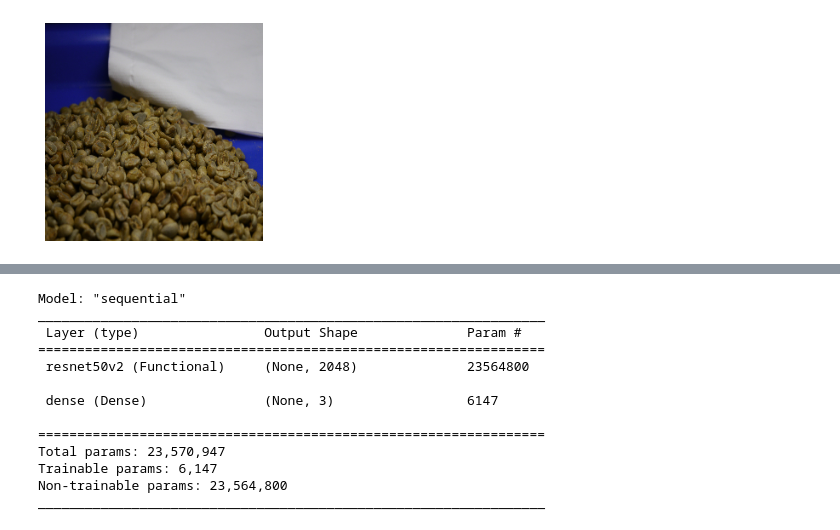
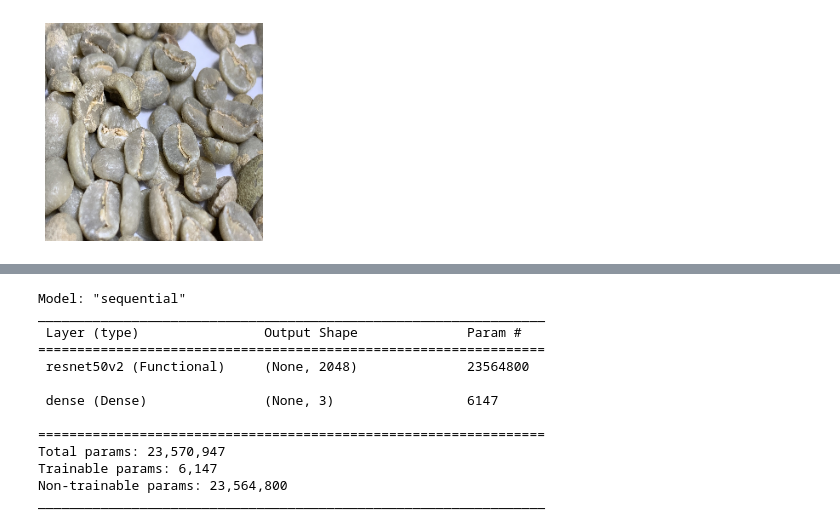
Before and after one commit to ttu1984wei/Coffee_AI, a Jupyter notebook: coffee_beans.ipynb, the cells around one changed output, grey strips where cells are left out. Saved outputs shown, nothing was run; the diff lists cells and outputs as text; code cells hidden in the pictures.

```diff
--- a/coffee_beans.ipynb
+++ b/coffee_beans.ipynb
@@ -54,0 +91,5 @@ coffee_folders = ['Honey/Guatemala' , 'Natural/Ethiopia', 'Washed/Panama']
+# %%
+honey_dir = honey_images
+natural_dir = natural_images
+washed_dir = washed_images
+coffee_folders = [honey_dir , natural_dir , washed_dir]
@@ -54,0 +104,14 @@ coffee_folders = ['Honey/Guatemala' , 'Natural/Ethiopia', 'Washed/Panama']
+# %%
+data = []
+target = []
+for i in range(3):
+    thedir = coffee_folders[i]
+    #myna_fnames = os.listdir(thedir)
+    for j in range(len(thedir)):
+        img = thedir[j]
+        #x = img_to_array(img)
+        data.append(img)
+        target.append(i)
+# %%
+data = np.array(data)
+data.shape
@@ -123,15 +167,3 @@ os.listdir(thedir)
-# %%
-data = []
-target = []
-for i in range(3):
-    thedir = base_dir + coffee_folders[i]
-    coffee_fnames = os.listdir(thedir)
-    for coffee in coffee_fnames:
-        img_path = thedir + '/' + coffee
-        img = load_img(img_path , target_size = (256,256))
-        x = img_to_array(img)
-        data.append(x)
-        target.append(i)
 # %%
 data = np.array(data)
 data.shape
@@ -140,9 +172,9 @@ data.shape
 # %%
-n = 1
-plt.imshow(data[n]/255)
+n = 500
+plt.imshow(data[n])
 plt.axis('off');
 # %% [output]
-[figure, old version]
+[figure, new version]
 # %%
 x_train = preprocess_input(data)
 # %%
```
Also changed, not shown: parts of 26 cells of this notebook.
